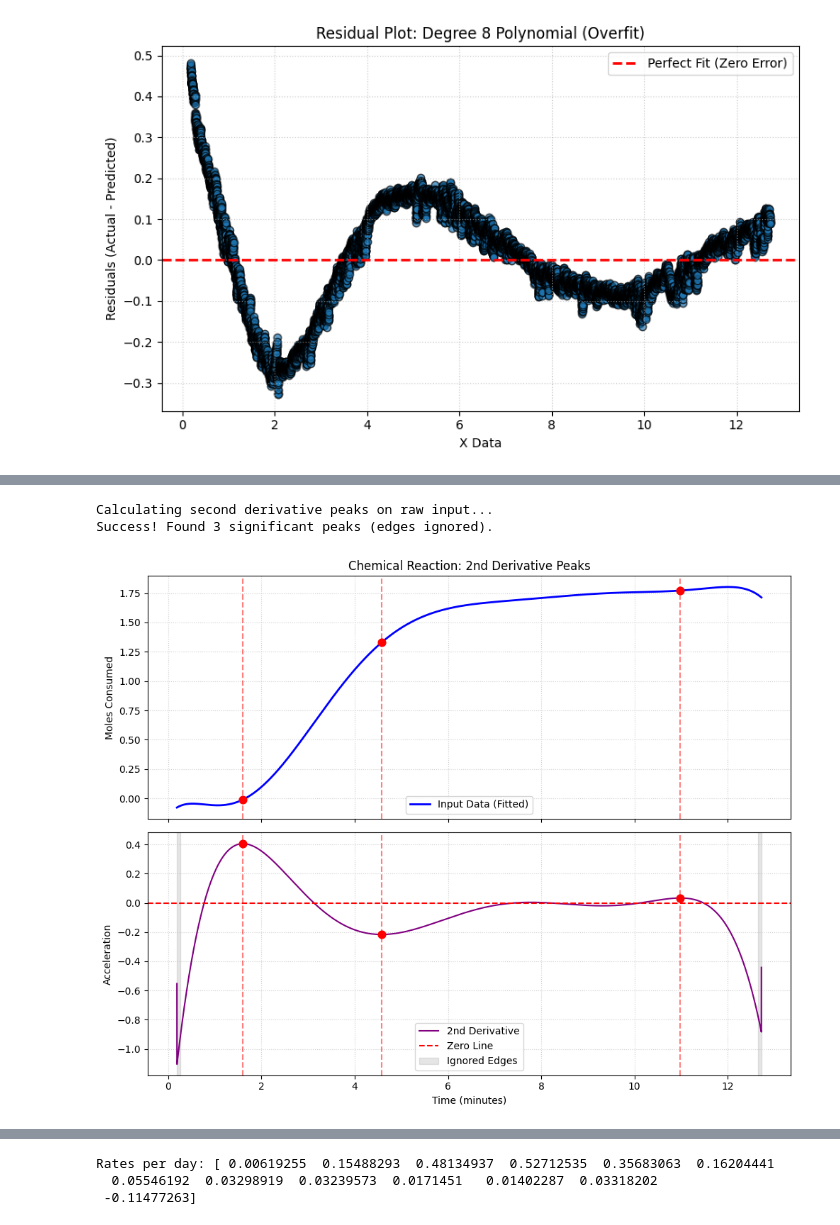
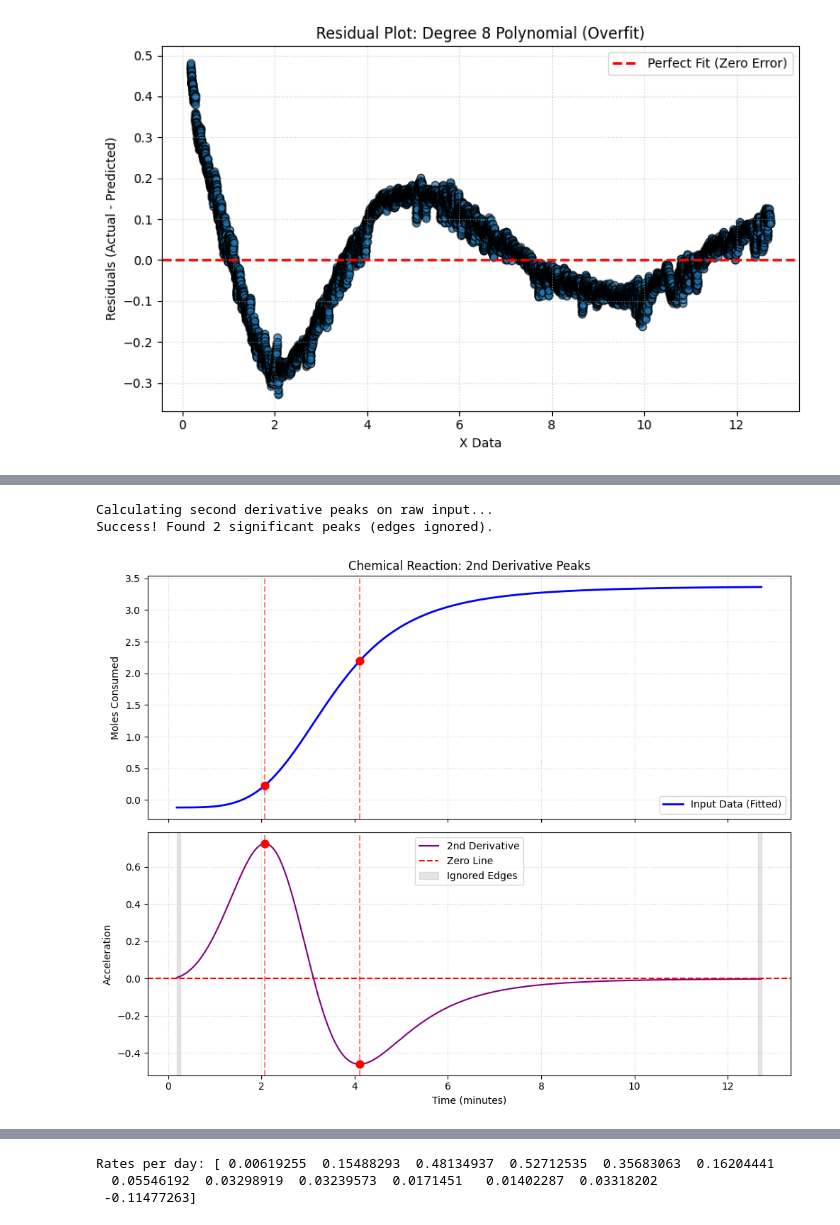
Before and after one commit to adavlasta/Impact-of-high-pressure-on-hydrogen-consumption-by-microbes, a Jupyter notebook: processing.ipynb, the cells around one changed output, grey strips where cells are left out. Drawn from its saved outputs; the diff is of its cells as text; code cells hidden in the pictures.

Commit message:
made better sigmoid curve fitting

```diff
--- a/processing.ipynb
+++ b/processing.ipynb
@@ -42,7 +42,7 @@ def convert_to_moles_and_days(time_array, vol1_array, vol2_array, density, molar
 # %%
 #here add density(kg/m^3) and molar mass (g/mol) for density ad different P and T go to https://cmb.tech/hydrogen-tools
 #output in days and mmol
-time_days,moles_1, moles_2=convert_to_moles_and_days(time,volume_1,volume_2,density=7.397,molar_mass=2.016)
+time_days,moles_1, moles_2=convert_to_moles_and_days(time,volume_1,volume_2,density=14.030,molar_mass=2.016)
 # %%
 prov_cum_min = np.multiply(np.arange(0, 18324),1/1440)
 time_days=prov_cum_min
@@ -177,0 +178,39 @@ plt.show()
+# %%
+
+from scipy.optimize import curve_fit
+
+# 1. Define the Sigmoid (4PL) Function
+def sigmoid(x, A, D, C, B):
+    """
+    A: Initial value (Lower Asymptote)
+    D: Final value (Upper Asymptote)
+    C: Inflection point (Midpoint)
+    B: Hill slope (Steepness)
+    """
+    return D + (A - D) / (1 + (x / C)**B)
+
+# --- Mock Noisy Data Generation ---
+x_data = time
+# True A=10, D=90, C=50, B=5 plus random Gaussian noise
+y_true = sigmoid(x_data, 10, 90, 50, 5)
+y_noisy = moles_consumed
+
+# 2. Fit the Curve
+# p0 is the initial guess for [A, D, C, B]
+initial_guess = [min(y_noisy), max(y_noisy), np.median(x_data), 1]
+params, covariance = curve_fit(sigmoid, x_data, y_noisy, p0=initial_guess)
+
+# 3. Extract Results
+A_fit, D_fit, C_fit, B_fit = params
+final_minus_initial = D_fit - A_fit
+
+print(f"Estimated Initial (A): {A_fit:.2f}")
+print(f"Estimated Final (D): {D_fit:.2f}")
+print(f"Calculated Delta: {final_minus_initial:.2f}")
+
+# Plotting
+plt.plot(x_data, y_noisy, label='Noisy Data', color='gray', alpha=0.6)
+plt.plot(x_data, sigmoid(x_data, *params), label='Fitted Sigmoid', color='red', lw=2)
+plt.plot(x_data, fitted_data1)
+plt.legend()
+plt.show()
@@ -338,7 +302,7 @@ if __name__ == "__main__":
     # Load your actual data arrays here
     # Make sure 'time' and 'fitted_data1' are defined in your environment
     x_data = time
-    y_data = fitted_data1
+    y_data = sigmoid(x_data, *params)
 
     print("Calculating second derivative peaks on raw input...")
 
@@ -362,35 +326,35 @@ if __name__ == "__main__":
     ax2.plot(x_data, second_deriv, color='purple', label='2nd Derivative')
     ax2.axhline(0, color='red', linestyle='--', label='Zero Line')
 
     # Shade the ignored edge regions on the bottom plot
     ax2.axvspan(x_data[0], x_data[100], color='gray', alpha=0.2, label='Ignored Edges')
     ax2.axvspan(x_data[-100], x_data[-1], color='gray', alpha=0.2)
 
     ax2.set_xlabel("Time (minutes)")
     ax2.set_ylabel("Acceleration")
     ax2.grid(True, linestyle=':', alpha=0.6)
 
     # Safely mark ONLY the valid peaks
     if len(valid_peaks) > 0:
         ax1.scatter(x_data[valid_peaks], y_data[valid_peaks], color='red', s=60, zorder=5)
         ax2.scatter(x_data[valid_peaks], second_deriv[valid_peaks], color='red', s=60, zorder=5)
 
         # Only draw vertical lines if there are fewer than 50
         if len(valid_peaks) < 50:
             for idx in valid_peaks:
                 ax1.axvline(x_data[idx], color='red', linestyle='--', alpha=0.5)
                 ax2.axvline(x_data[idx], color='red', linestyle='--', alpha=0.5)
         else:
             print("Warning: Too many points! Skipping vertical lines to prevent graph freezing.")
 
     ax1.legend()
     ax2.legend()
     plt.tight_layout()
     plt.show()
 # %% [output]
 Calculating second derivative peaks on raw input...
-Success! Found 3 significant peaks (edges ignored).
+Success! Found 2 significant peaks (edges ignored).
-[figure, old version]
+[figure, new version]
 # %%
 import numpy as np
 import matplotlib.pyplot as plt
```
Also changed, not shown: parts of 7 cells of this notebook.
